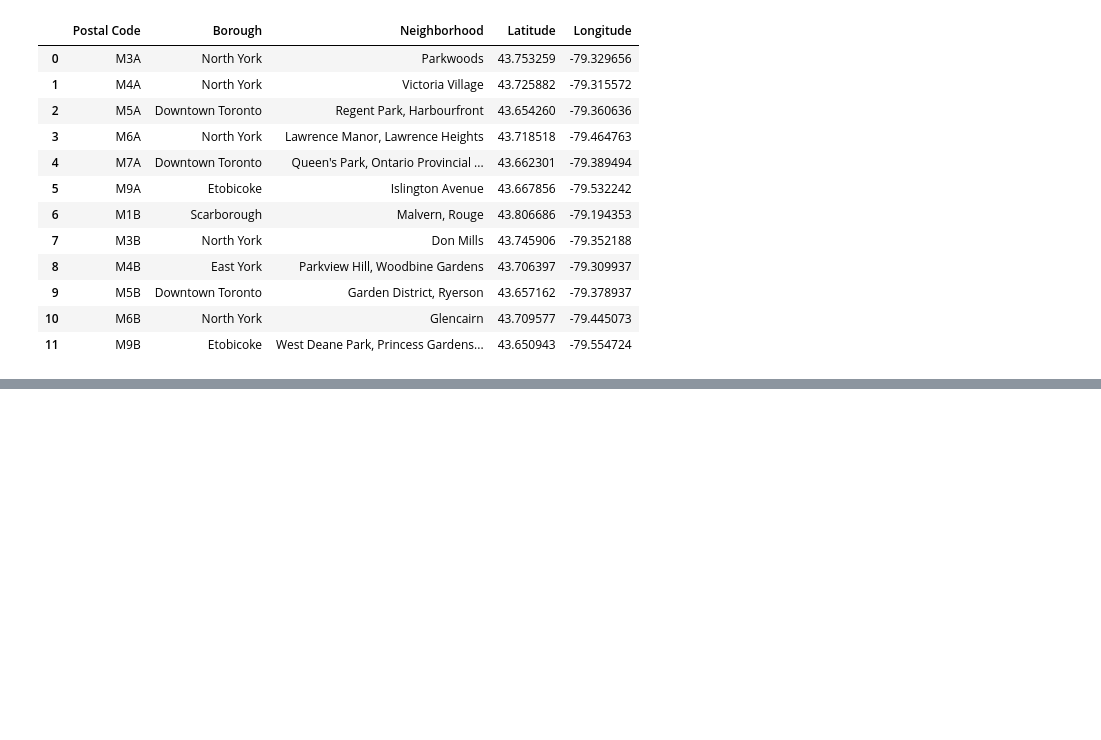
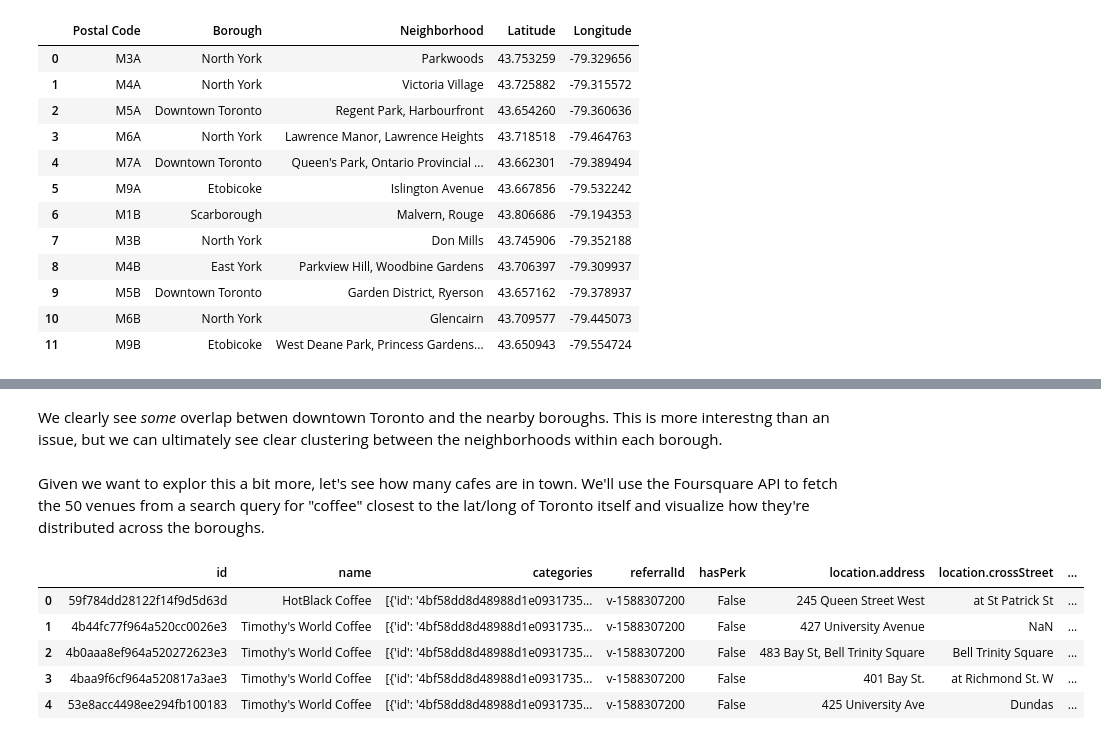
Before and after one commit to ericmann/Coursera_Capstone, a Jupyter notebook: toronto/part-3.ipynb, the cells around one changed output, grey strips where cells are left out. Cells and saved outputs as stored; diff of their text form; code cells hidden in the pictures; blank space fills up the shorter version.

Commit message:
Add Tornoto exploration and mapping

```diff
--- a/toronto/part-3.ipynb
+++ b/toronto/part-3.ipynb
@@ -112,0 +117,10 @@ merged.head(12)
+# %%
+import folium
+from geopy.geocoders import Nominatim
+address = 'Toronto, Canada'
+
+geolocator = Nominatim(user_agent="ca_explorer")
+location = geolocator.geocode(address)
+latitude = location.latitude
+longitude = location.longitude
+print('The geograpical coordinate of Toronto are {}, {}.'.format(latitude, longitude))
@@ -112,0 +206,34 @@ merged.head(12)
+# %% [markdown]
+We clearly see _some_ overlap betwen downtown Toronto and the nearby boroughs. This is more interestng than an issue, but we can ultimately see clear clustering between the neighborhoods within each borough.
+# %% [markdown]
+Given we want to explor this a bit more, let's see how many cafes are in town. We'll use the Foursquare API to fetch the 50 venues from a search query for "coffee" closest to the lat/long of Toronto itself and visualize how they're distributed across the boroughs.
+# %%
+import requests
+
+# This block allows us to import .py files from the parent directory of our /toronto location so we can keep our
+# Foursquare credentials secret ;-)
+import os,sys,inspect
+currentdir = os.path.dirname(os.path.abspath(inspect.getfile(inspect.currentframe())))
+parentdir = os.path.dirname(currentdir)
+sys.path.insert(0,parentdir)
+
+from creds import CLIENT_ID, CLIENT_SECRET
+VERSION = '20180604'
+# %%
+search_query = 'coffee'
+limit = 50
+radius = 20 * 1000 # Toronto's maxium width is 43km, so let's use a 20km radius
+url = 'https://api.foursquare.com/v2/venues/search?client_id={}&client_secret={}&ll={},{}&v={}&query={}&radius={}&limit={}'.format(CLIENT_ID, CLIENT_SECRET, latitude, longitude, VERSION, search_query, radius, limit)
+
+results = requests.get(url).json()
+venues = results['response']['venues']
+
+cafes = pd.json_normalize(venues)
+cafes.head()
+# %% [output]
+|  | id | name | categories | referralId | hasPerk | location.address | location.crossStreet | ... |
+| 0 | 59f784dd28122f14f9d5d63d | HotBlack Coffee | [{'id': '4bf58dd8d48988d1e0931735... | v-1588307200 | False | 245 Queen Street West | at St Patrick St | ... |
+| 1 | 4b44fc77f964a520cc0026e3 | Timothy's World Coffee | [{'id': '4bf58dd8d48988d1e0931735... | v-1588307200 | False | 427 University Avenue | NaN | ... |
+| 2 | 4b0aaa8ef964a520272623e3 | Timothy's World Coffee | [{'id': '4bf58dd8d48988d1e0931735... | v-1588307200 | False | 483 Bay St, Bell Trinity Square | Bell Trinity Square | ... |
+| 3 | 4baa9f6cf964a520817a3ae3 | Timothy's World Coffee | [{'id': '4bf58dd8d48988d1e0931735... | v-1588307200 | False | 401 Bay St. | at Richmond St. W | ... |
+| 4 | 53e8acc4498ee294fb100183 | Timothy's World Coffee | [{'id': '4bf58dd8d48988d1e0931735... | v-1588307200 | False | 425 University Ave | Dundas | ... |
```
Also changed, not shown: parts of 12 cells of this notebook.
